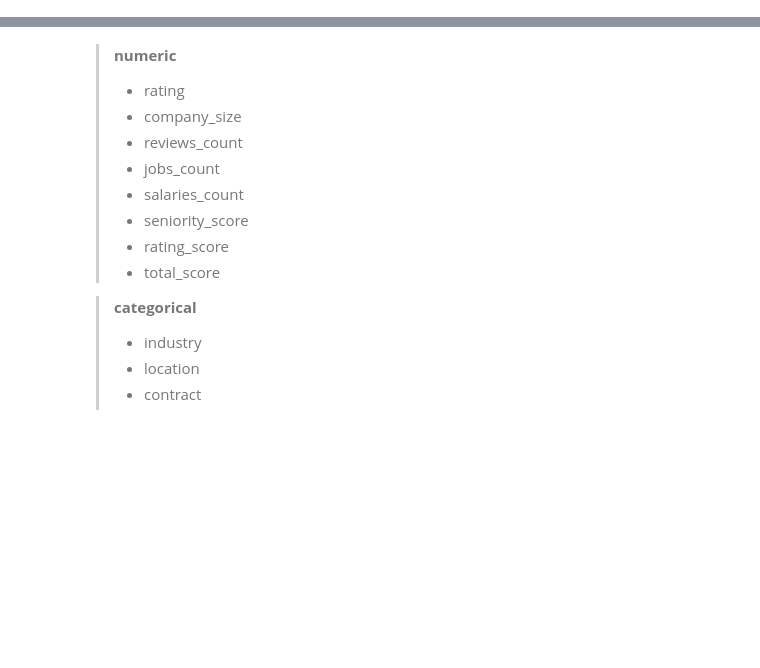
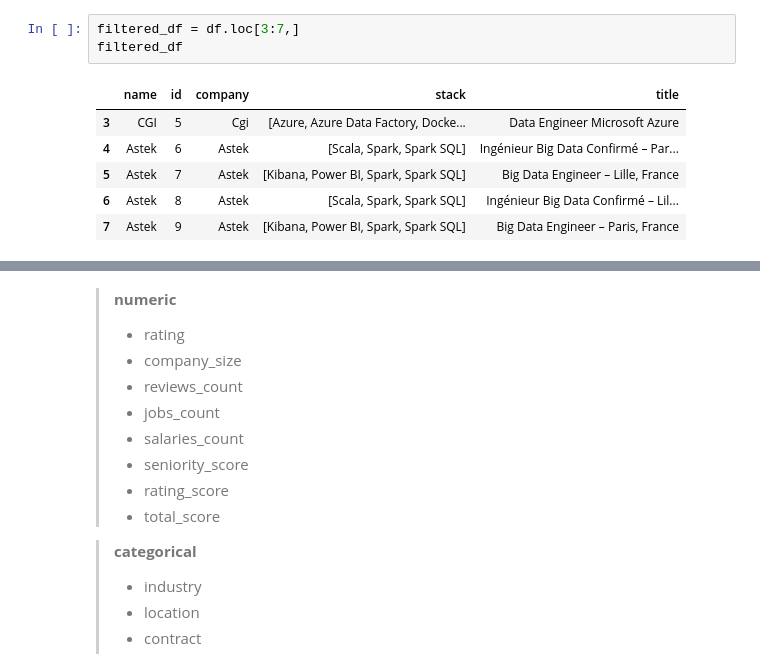
Before and after one commit to FelitaD/dbt-job-market, a Jupyter notebook: transformation/analyses/test_plotly.ipynb, the cells around one changed output, grey strips where cells are left out. Drawn from its saved outputs; the diff is of its cells as text; blank space fills up the shorter version.

```diff
--- a/transformation/analyses/test_plotly.ipynb
+++ b/transformation/analyses/test_plotly.ipynb
@@ -7,0 +35,10 @@ df.info()
+# %%
+filtered_df = df.loc[3:7,]
+filtered_df
+# %% [output]
+|  | name | id | company | stack | title |
+| 3 | CGI | 5 | Cgi | [Azure, Azure Data Factory, Docke... | Data Engineer Microsoft Azure |
+| 4 | Astek | 6 | Astek | [Scala, Spark, Spark SQL] | Ingénieur Big Data Confirmé – Par... |
+| 5 | Astek | 7 | Astek | [Kibana, Power BI, Spark, Spark SQL] | Big Data Engineer – Lille, France |
+| 6 | Astek | 8 | Astek | [Scala, Spark, Spark SQL] | Ingénieur Big Data Confirmé – Lil... |
+| 7 | Astek | 9 | Astek | [Kibana, Power BI, Spark, Spark SQL] | Big Data Engineer – Paris, France |
```
Also changed, not shown: parts of 19 cells of this notebook, 1 other file.
